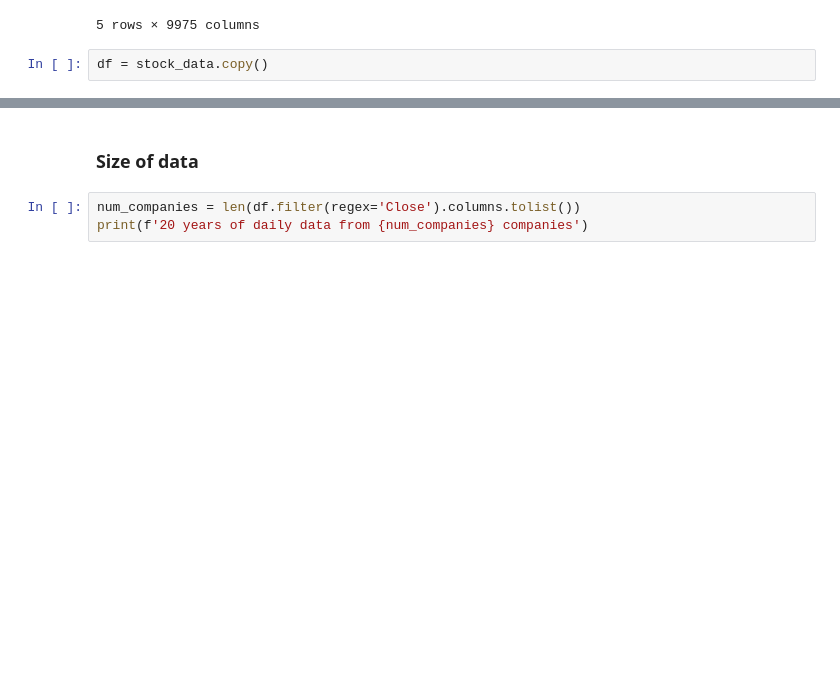
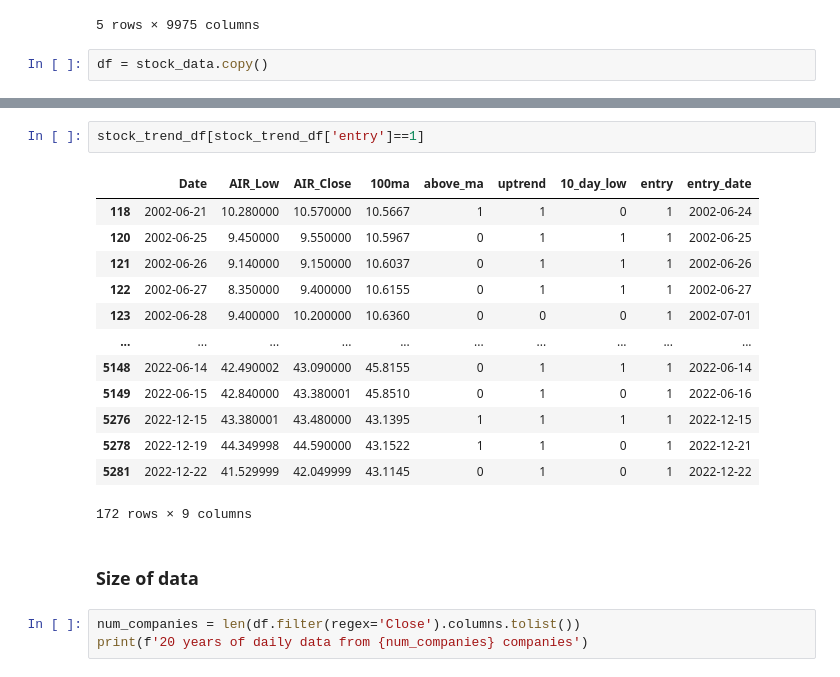
Before and after one commit to ryanlxz/backtesting, a Jupyter notebook: notebooks/test.ipynb, the cells around one changed output, grey strips where cells are left out. Drawn from its saved outputs; the diff is of its cells as text; blank space fills up the shorter version.

```diff
--- a/notebooks/test.ipynb
+++ b/notebooks/test.ipynb
@@ -149,3 +242,19 @@ df = stock_data.copy()
+# %%
+stock_trend_df[stock_trend_df['entry']==1]
+# %% [output]
+|  | Date | AIR_Low | AIR_Close | 100ma | above_ma | uptrend | 10_day_low | entry | entry_date |
+| 118 | 2002-06-21 | 10.280000 | 10.570000 | 10.5667 | 1 | 1 | 0 | 1 | 2002-06-24 |
+| 120 | 2002-06-25 | 9.450000 | 9.550000 | 10.5967 | 0 | 1 | 1 | 1 | 2002-06-25 |
+| 121 | 2002-06-26 | 9.140000 | 9.150000 | 10.6037 | 0 | 1 | 1 | 1 | 2002-06-26 |
+| 122 | 2002-06-27 | 8.350000 | 9.400000 | 10.6155 | 0 | 1 | 1 | 1 | 2002-06-27 |
+| 123 | 2002-06-28 | 9.400000 | 10.200000 | 10.6360 | 0 | 0 | 0 | 1 | 2002-07-01 |
+| ... | ... | ... | ... | ... | ... | ... | ... | ... | ... |
+| 5148 | 2022-06-14 | 42.490002 | 43.090000 | 45.8155 | 0 | 1 | 1 | 1 | 2022-06-14 |
+| 5149 | 2022-06-15 | 42.840000 | 43.380001 | 45.8510 | 0 | 1 | 0 | 1 | 2022-06-16 |
+| 5276 | 2022-12-15 | 43.380001 | 43.480000 | 43.1395 | 1 | 1 | 1 | 1 | 2022-12-15 |
+| 5278 | 2022-12-19 | 44.349998 | 44.590000 | 43.1522 | 1 | 1 | 0 | 1 | 2022-12-21 |
+| 5281 | 2022-12-22 | 41.529999 | 42.049999 | 43.1145 | 0 | 1 | 0 | 1 | 2022-12-22 |
+172 rows × 9 columns
 # %% [markdown]
 ### Size of data
 # %%
```
Also changed, not shown: parts of 8 cells of this notebook, 3 other files.
